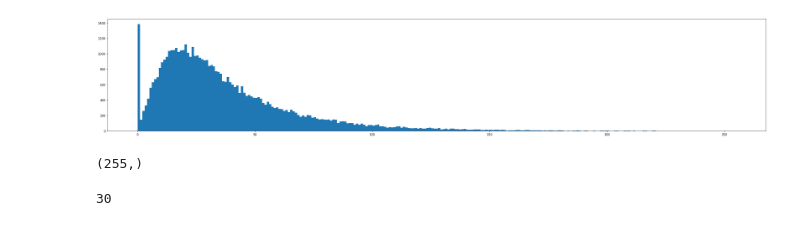
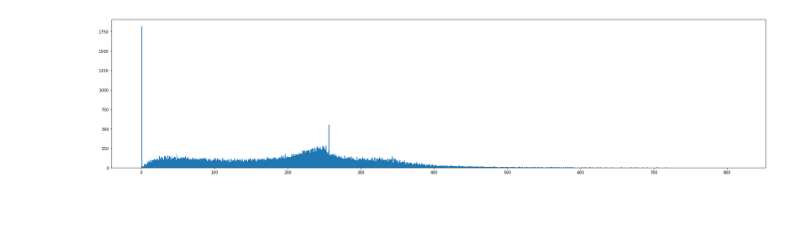
Before and after one commit to pradipdas9040/Computer-Vision, a Jupyter notebook: Anisotropic Diffusion.ipynb, the cells around one changed output. Saved outputs shown, nothing was run; the diff lists cells and outputs as text; code cells hidden in the pictures.

```diff
--- a/Anisotropic Diffusion.ipynb
+++ b/Anisotropic Diffusion.ipynb
@@ -108,10 +27,0 @@ Text(0.5, 1.0, 'Noisy Image')
-# %%
-P, Q = Sobel(img_noisy)
-
-M_0 = Magnitude(P, Q)
-M = np.zeros(img_noisy.shape)
-for i in range(1,img_noisy.shape[0]-1):
-    for j in range(1,img_noisy.shape[1]-1):
-        M[i-1,j-1] = M_0[i,j]
-
-M = normalize255(M)
@@ -145,14 +28,7 @@ Text(0.5, 1.0, 'Normalize Magnitude')
+# %%
+M = (X*X + Y*Y)**(1/2)
 # %%
-fig, ax = plt.subplots(figsize =(40, 7))
-hist_fq, hist_range, _ = ax.hist(M.reshape(img_noisy.shape[0]*img_noisy.shape[1]), bins = [i for i in range(1+int(M.max()))])
+fig, ax = plt.subplots(figsize =(30, 7))
+a,b,c= ax.hist(M.reshape(M.shape[0]*M.shape[1]), bins = [i for i in range(1+int(M.max()))])
 # %% [output]
-[figure, old version]
+[figure, new version]
-# %%
-hist_fq.shape
-# %% [output]
-(255,)
-# %%
-B = Get_B(hist_fq)
-B
-# %% [output]
-30
```
Also changed, not shown: parts of 10 cells of this notebook.
